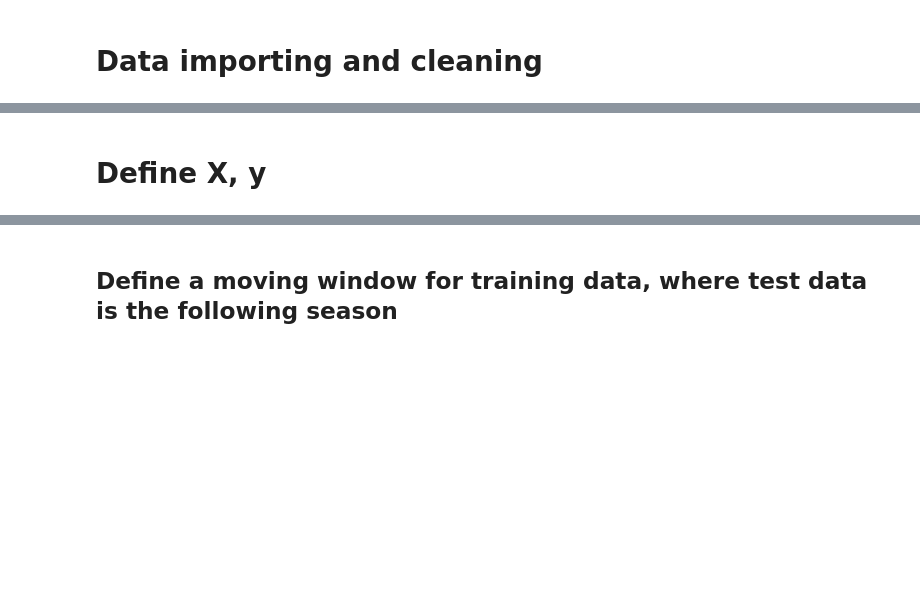
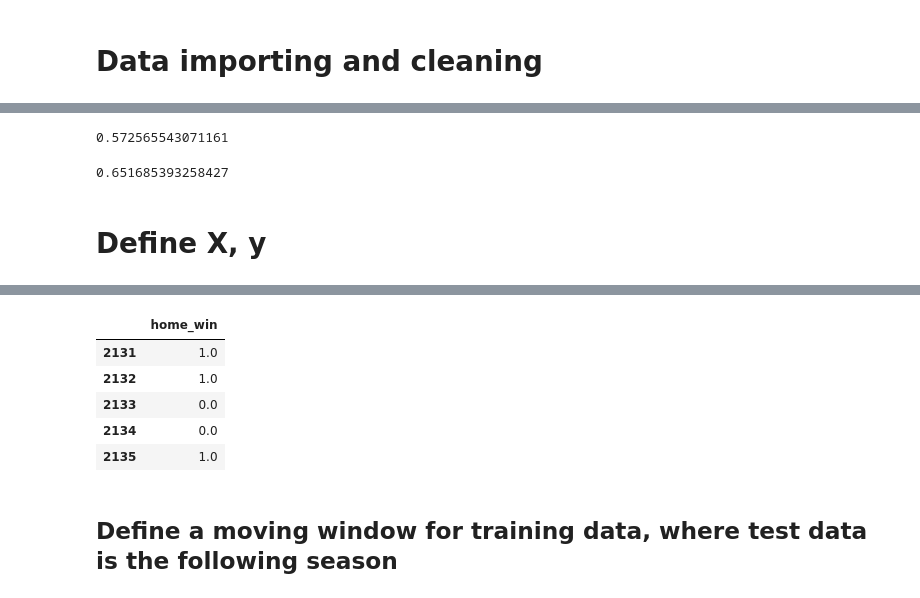
Before and after one commit to ortsed/mod5_project, a Jupyter notebook: NFL Modeling By Year.ipynb, the cells around one changed output, grey strips where cells are left out. Cells and saved outputs as stored; diff of their text form; code cells hidden in the pictures; blank space fills up the shorter version.

```diff
--- a/NFL Modeling By Year.ipynb
+++ b/NFL Modeling By Year.ipynb
@@ -12,4 +12,4 @@ from sklearn.ensemble import RandomForestRegressor
 # %%
 pd.set_option('display.max_columns', 500)
 # %%
-df = pd.read_csv("data/data_cumulative.csv")
+df = pd.read_csv("data/data_cumulative.csv", index_col=0)
@@ -26,3 +35,15 @@ df["home_win"] = df.apply(lambda x: x["game_winner_id"] == x["team_home_id"], ax
+# %%
+# Minimum Baseline (Naive)
+# accuracy if picking home team win in every game
+df.home_win.sum()/len(df)
+# %% [output]
+0.572565543071161
+# %%
+# Target Baseline
+# accuracy if picking the vegas favorite team in each game
+(df["home_win"] == (df["actual_spread"] < 0)).sum()/len(df)
+# %% [output]
+0.651685393258427
 # %% [markdown]
 # Define X, y
 # %%
@@ -40,6 +62,15 @@ X.tail()
 | 2133 | 1.0 | 0.0 | 0.0 | 0.0 | 0.0 | ... |
 | 2134 | 1.0 | 0.0 | 0.0 | 0.0 | 0.0 | ... |
 | 2135 | 1.0 | 0.0 | 0.0 | 0.0 | 0.0 | ... |
+# %%
+y.tail()
+# %% [output]
+|  | home_win |
+| 2131 | 1.0 |
+| 2132 | 1.0 |
+| 2133 | 0.0 |
+| 2134 | 0.0 |
+| 2135 | 1.0 |
 # %% [markdown]
 ## Define a moving window for training data, where test data is the following season
 # %%
```
Also changed, not shown: parts of 44 cells of this notebook, 1 other file.
